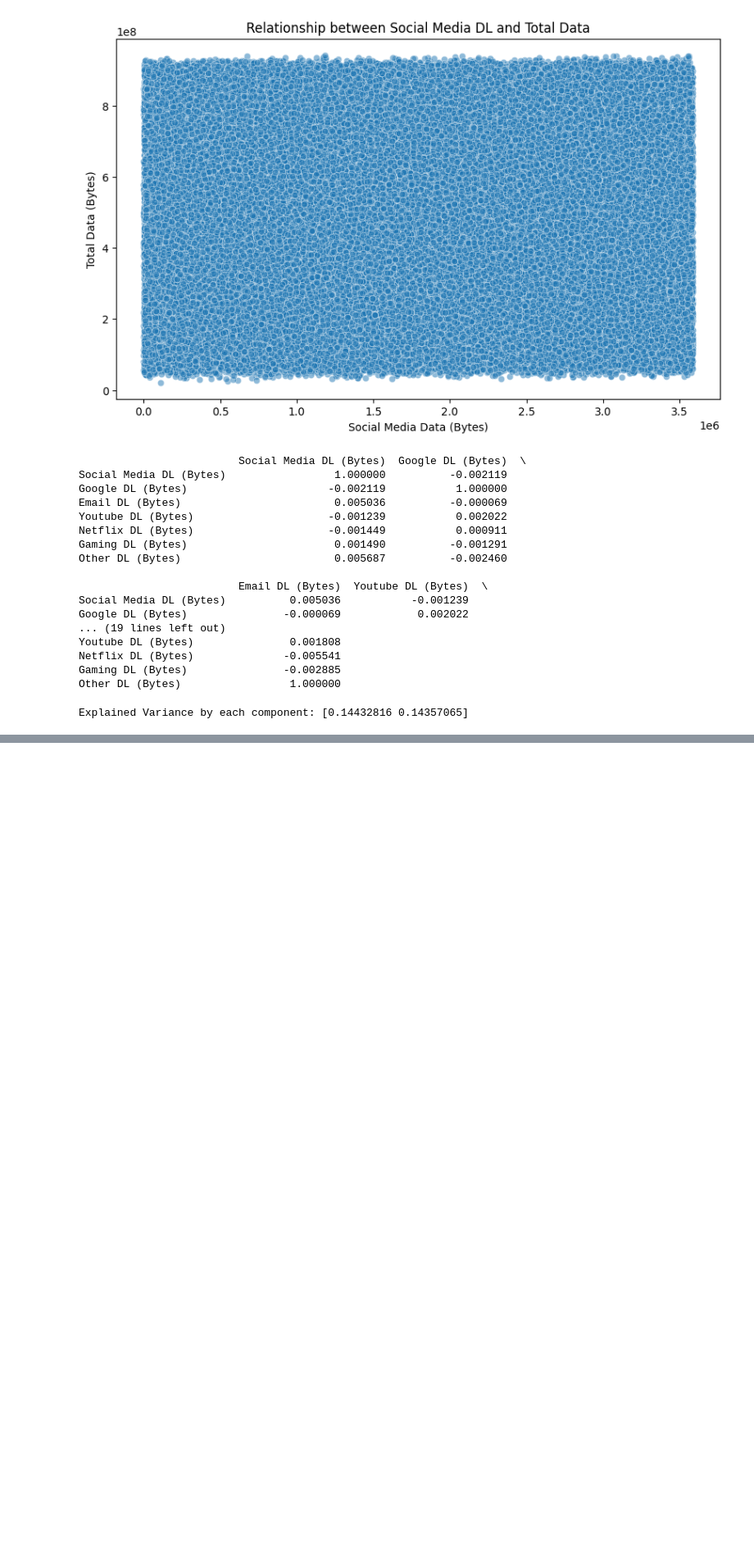
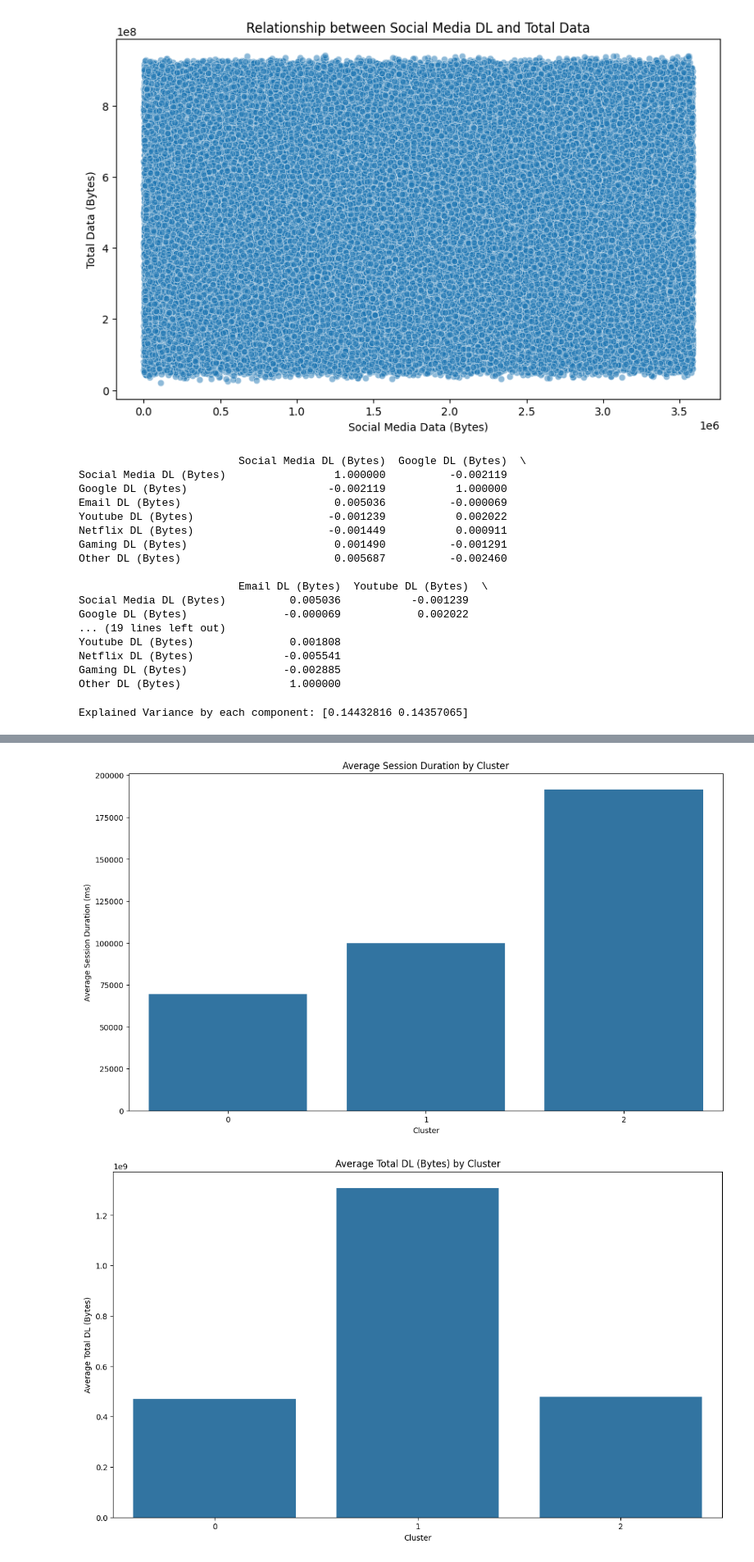
Before and after one commit to medhanittes/Business_Need, a Jupyter notebook: scripts/postgres_load.ipynb, the cells around one changed output, grey strips where cells are left out. Shown at 82% size. Cells and saved outputs as stored; diff of their text form; code cells hidden in the pictures; blank space fills up the shorter version.

```diff
--- a/scripts/postgres_load.ipynb
+++ b/scripts/postgres_load.ipynb
@@ -503,3 +545,22 @@ explained_variance = pca.explained_variance_ratio_
 print("Explained Variance by each component:", explained_variance)
 # %% [output]
 Explained Variance by each component: [0.14432816 0.14357065]
+# %%
+# Calculate Sessions Frequency using IMEI
+sessions_frequency = df.groupby('IMEI')['IMEI'].count().reset_index(name='Sessions Frequency')
+
+# Calculate Average Duration of Sessions
+average_duration = df.groupby('IMEI')['Dur. (ms)'].mean().reset_index()
+average_duration.columns = ['IMEI', 'Average Session Duration (ms)']
+
+# Calculate Total Session Traffic
+df['Total Traffic (Bytes)'] = df['Total DL (Bytes)'] + df['Total UL (Bytes)']
+total_traffic = df.groupby('IMEI')['Total Traffic (Bytes)'].sum().reset_index()
+total_traffic.columns = ['IMEI', 'Total Session Traffic (Bytes)']
+
+# Combine Metrics into a Single DataFrame
+engagement_metrics = pd.merge(sessions_frequency, average_duration, on='IMEI')
+engagement_metrics = pd.merge(engagement_metrics, total_traffic, on='IMEI')
+
+# Display the engagement metrics
+print(engagement_metrics)
@@ -505,0 +630,54 @@ Explained Variance by each component: [0.14432816 0.14357065]
+# %%
+# Prepare features for normalization
+features = customer_metrics_by_imei[['Average Session Duration (ms)', 'Total DL (Bytes)', 'Total UL (Bytes)', 'Session Count']]
+
+# Normalize the features
+scaler = StandardScaler()
+normalized_features = scaler.fit_transform(features)
+
+# Run K-Means with k=3
+kmeans = KMeans(n_clusters=3, random_state=42)
+customer_metrics_by_imei['Cluster'] = kmeans.fit_predict(normalized_features)
+
+# Display the first few rows to see the assigned clusters
+print(customer_metrics_by_imei.head())
+
+# Assuming you have a DataFrame called customer_metrics_by_imei with clustering results
+cluster_summary = customer_metrics_by_imei.groupby('Cluster').agg({
+    'Average Session Duration (ms)': ['min', 'max', 'mean', 'sum'],
+    'Total DL (Bytes)': ['min', 'max', 'mean', 'sum'],
+    'Total UL (Bytes)': ['min', 'max', 'mean', 'sum'],
+    'Session Count': ['min', 'max', 'mean', 'sum'],
+}).reset_index()
+
+# Resetting the column names to flatten the multi-level index
+cluster_summary.columns = ['Cluster',
+                           'Avg Session Duration Min', 'Avg Session Duration Max', 'Avg Session Duration Mean', 'Avg Session Duration Sum',
+                           'Total DL Min', 'Total DL Max', 'Total DL Mean', 'Total DL Sum',
+                           'Total UL Min', 'Total UL Max', 'Total UL Mean', 'Total UL Sum',
+                           'Session Count Min', 'Session Count Max', 'Session Count Mean', 'Session Count Sum']
+
+# Plotting Average Session Duration by Cluster
+plt.figure(figsize=(14, 8))
+sns.barplot(x='Cluster', y='Avg Session Duration Mean', data=cluster_summary)
+plt.title('Average Session Duration by Cluster')
+plt.xlabel('Cluster')
+plt.ylabel('Average Session Duration (ms)')
+plt.show()
+
+# Plotting Average Total DL by Cluster
+plt.figure(figsize=(14, 8))
+sns.barplot(x='Cluster', y='Total DL Mean', data=cluster_summary)
+plt.title('Average Total DL (Bytes) by Cluster')
+plt.xlabel('Cluster')
+plt.ylabel('Average Total DL (Bytes)')
+plt.show()
+
+# Plotting Average Total UL by Cluster
+plt.figure(figsize=(14, 8))
+sns.barplot(x='Cluster', y='Total UL Mean', data=cluster_summary)
+plt.title('Average Total UL (Bytes) by Cluster')
+plt.xlabel('Cluster')
+plt.ylabel('Average Total UL (Bytes)')
+plt.show()
+# %% [output]
@@ -505,0 +697,2 @@ Explained Variance by each component: [0.14432816 0.14357065]
+[figure, added]
+[figure, added]
```
Also changed, not shown: parts of 6 cells of this notebook.
